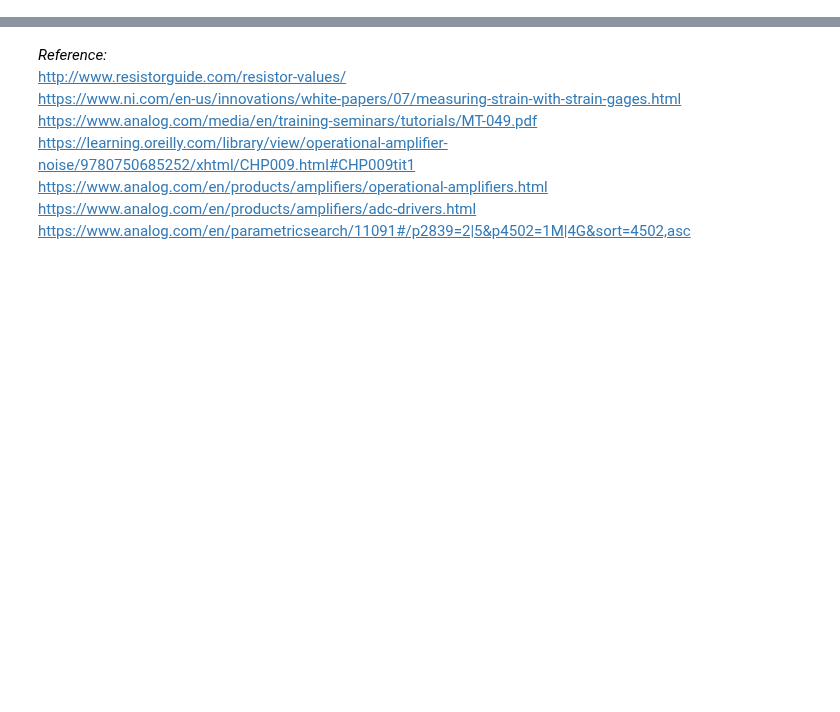
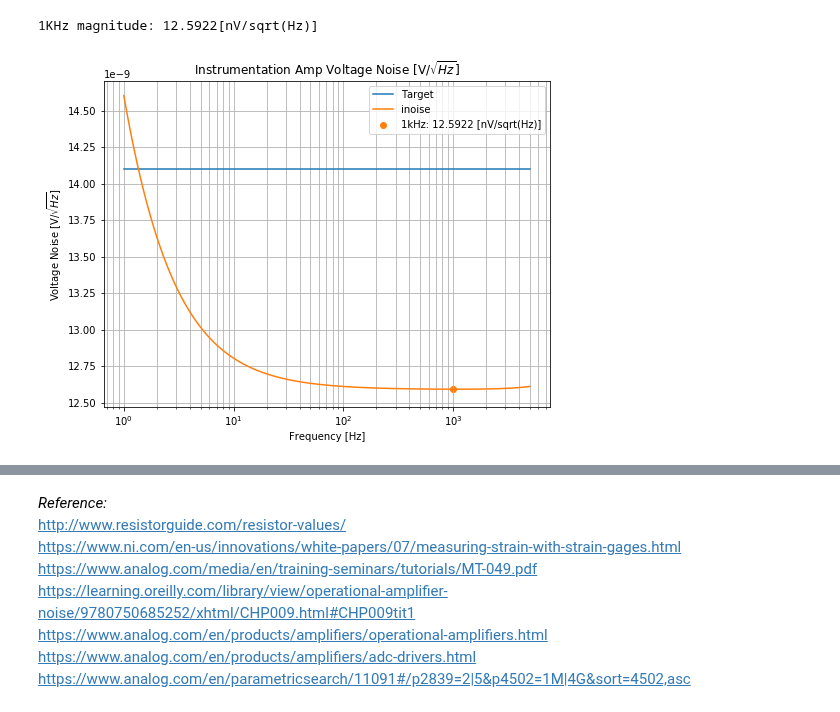
Before and after one commit to kegedy/EE538, a Jupyter notebook: design_project/design_project.ipynb, the cells around one changed output, grey strips where cells are left out. Cells and saved outputs as stored; diff of their text form; code cells hidden in the pictures; blank space fills up the shorter version.

```diff
--- a/design_project/design_project.ipynb
+++ b/design_project/design_project.ipynb
@@ -17,0 +58,30 @@ InteractiveShell.ast_node_interactivity = "all"
+# %%
+filepath = 'data/OP1177_input_referred_noise.txt'
+df = pd.read_csv(filepath)
+freq = df['frequency']
+mag = df['V(inoise)']
+# %%
+#Find 1KHz Magnitude
+x0 = np.where(freq<=1000)[0][-1]
+mag1K = mag.iloc[x0]
+label = "{:.4f}".format(mag1K*1e9)
+print(f"1KHz magnitude: {label}[nV/sqrt(Hz)]")
+# %% [output]
+1KHz magnitude: 12.5922[nV/sqrt(Hz)]
+# %%
+fig, ax = plt.subplots(1,figsize=(8,6))
+
+ax.semilogx(freq, 1.41e-8*np.ones(len(freq)), label='Target')
+ax.semilogx(freq, mag, label='inoise')
+ax.scatter(freq[x0],mag[x0], label=f'1kHz: {label} [nV/sqrt(Hz)]',color='tab:orange')
+#ax.set_ylim(0,5e3)
+
+ax.ticklabel_format(style='sci', axis='y', scilimits=(-9,-9))
+ax.set_title('Instrumentation Amp Voltage Noise [V/$\sqrt{Hz}$]')
+ax.set_ylabel('Voltage Noise [V/$\sqrt{Hz}$]')
+ax.set_xlabel('Frequency [Hz]')
+ax.grid(True,which='both')
+ax.legend()
+plt.show();
+# %% [output]
+[figure, added]
```
Also changed, not shown: parts of 31 cells of this notebook, 15 other files.
